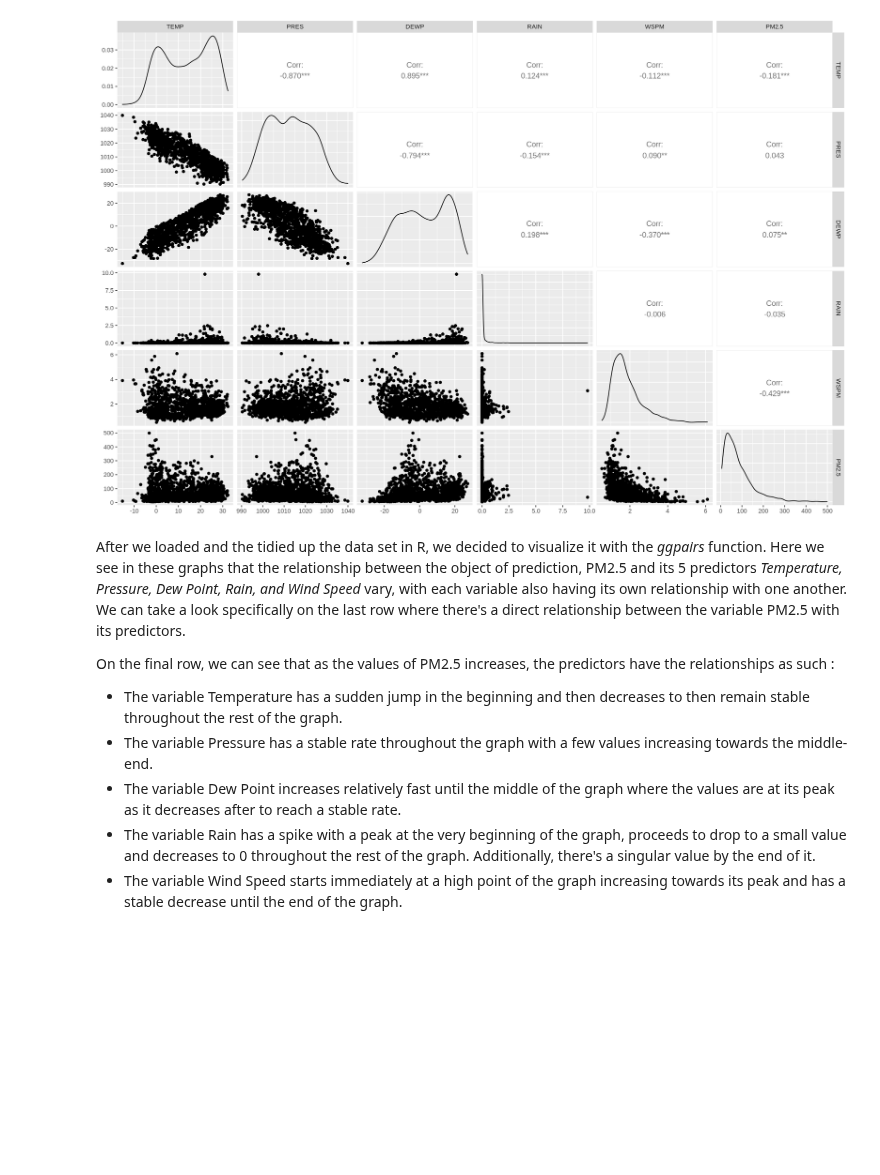
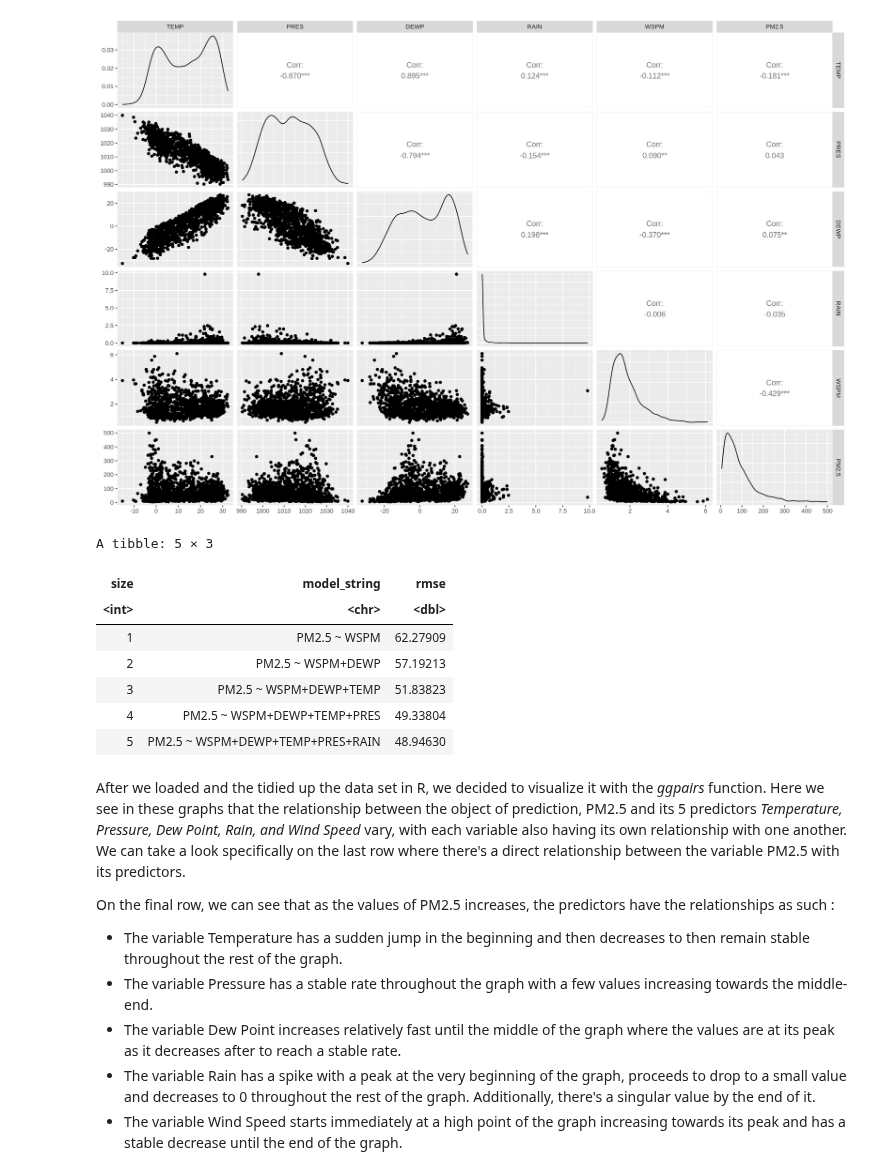
Before and after one commit to Noname397/dsci100groupproject96, a Jupyter notebook: Final Project.ipynb, the cells around one changed output. Saved outputs shown, nothing was run; the diff lists cells and outputs as text; code cells hidden in the pictures; blank space fills up the shorter version.

```diff
--- a/Final Project.ipynb
+++ b/Final Project.ipynb
@@ -100,6 +100,77 @@ A tibble: 1252 × 6
 | 7.208333 | 1020.337 | -8.258333 | 0 | 1.566667 | 24.16667 |
 | 10.958333 | 1014.888 | -12.783333 | 0 | 2.058333 | 14.87500 |
 [figure]
+# %%
+# create an empty tibble to store the results
+names <- colnames(tidy_data |> select(-PM2.5))
+accuracies <- tibble(size = integer(),
+                     model_string = character(),
+                     rmse = numeric())
+
+# create a model specification
+knn_spec <- nearest_neighbor(weight_func = "rectangular",
+                             neighbors = tune()) |>
+     set_engine("kknn") |>
+     set_mode("regression")
+
+# create a 5-fold cross-validation object
+weather_vfold <- vfold_cv(tidy_data, v = 5, strata = PM2.5)
+
+# store the total number of predictors
+n_total <- length(names)
+
+# stores selected predictors
+selected <- c()
+
+# for every size from 1 to the total number of predictors
+for (i in 1:n_total) {
+    # for every predictor still not added yet
+    accs <- list()
+    models <- list()
+    for (j in 1:length(names)) {
+        # create a model string for this combination of predictors
+        preds_new <- c(selected, names[[j]])
+        model_string <- paste("PM2.5", "~", paste(preds_new, collapse="+"))
+
+        # create a recipe from the model string
+        weather_recipe <- recipe(as.formula(model_string),
+                                data = tidy_data) |>
+                          step_scale(all_predictors()) |>
+                          step_center(all_predictors())
+
+        # tune the KNN regression model with these predictors,
+        # and collect the accuracy for the best K
+        acc <- workflow() |>
+            add_recipe(weather_recipe) |>
+            add_model(knn_spec) |>
+            tune_grid(resamples = weather_vfold, grid = 10) |>
+            collect_metrics() |>
+            filter(.metric == "rmse") |>
+            summarize(mx = min(mean))
+            acc <- acc$mx |> unlist()
+        # add this result to the dataframe
+        accs[[j]] <- acc
+        models[[j]] <- model_string
+
+    }
+    jstar <- which.min(unlist(accs))
+    accuracies <- accuracies |>
+      add_row(size = i,
+              model_string = models[[jstar]],
+              rmse = accs[[jstar]])
+    selected <- c(selected, names[[jstar]])
+    names <- names[-jstar]
+}
+accuracies
+# %% [output]
+A tibble: 5 × 3
+| size | model_string | rmse |
+| <int> | <chr> | <dbl> |
+| 1 | PM2.5 ~ WSPM | 62.27909 |
+| 2 | PM2.5 ~ WSPM+DEWP | 57.19213 |
+| 3 | PM2.5 ~ WSPM+DEWP+TEMP | 51.83823 |
+| 4 | PM2.5 ~ WSPM+DEWP+TEMP+PRES | 49.33804 |
+| 5 | PM2.5 ~ WSPM+DEWP+TEMP+PRES+RAIN | 48.94630 |
 # %% [markdown]
 After we loaded and the tidied up the data set in R, we decided to visualize it with the *ggpairs* function. Here we see in these graphs that the relationship between the object of prediction, PM2.5 and its 5 predictors *Temperature, Pressure, Dew Point, Rain, and Wind Speed* vary, with each variable also having its own relationship with one another. We can take a look specifically on the last row where there's a direct relationship between the variable PM2.5 with its predictors.
 
```
Also changed, not shown: parts of 5 cells of this notebook.
